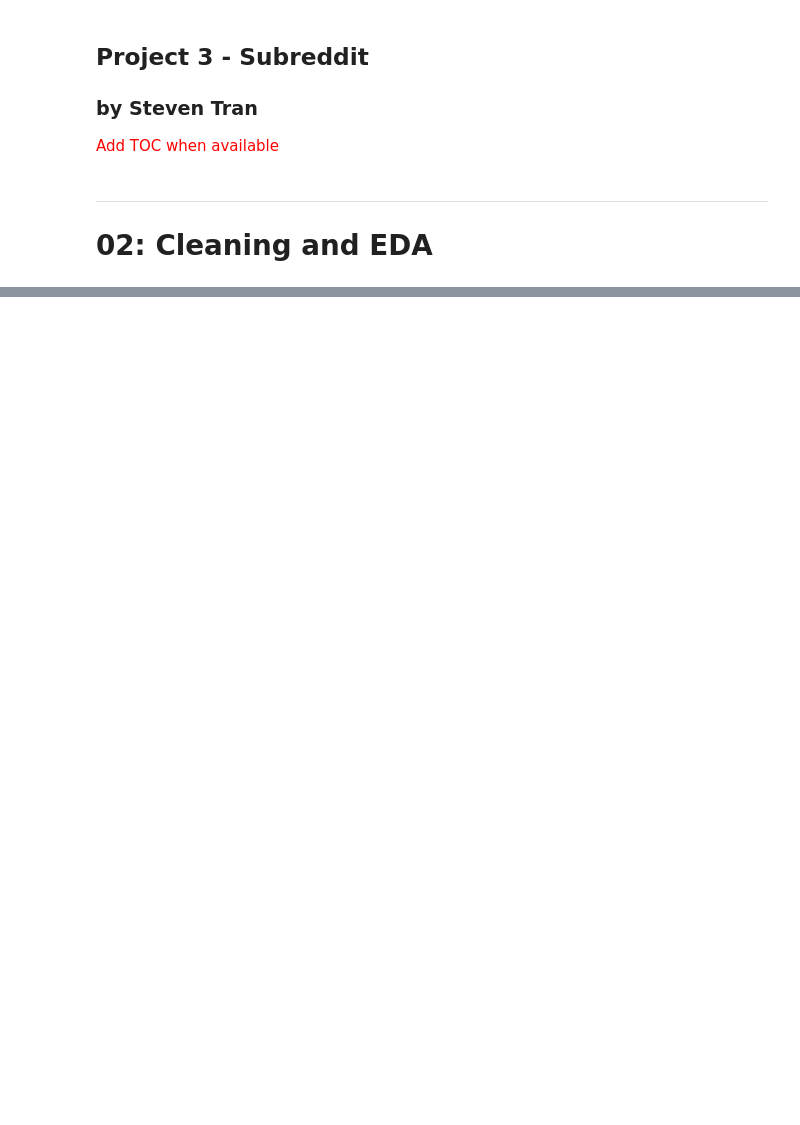
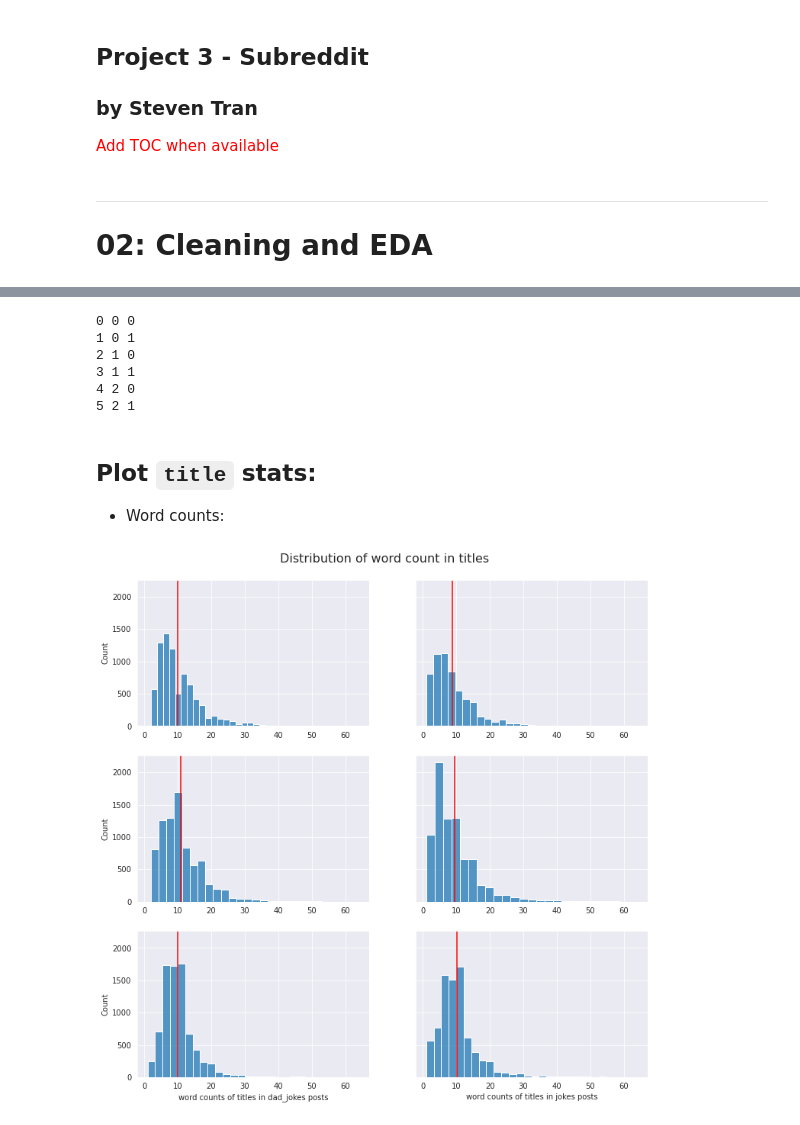
Before and after one commit to mr-steven-tran/subreddit_classification, a Jupyter notebook: code/02_Cleaning_and_EDA.ipynb, the cells around one changed output, grey strips where cells are left out. Saved outputs shown, nothing was run; the diff lists cells and outputs as text; code cells hidden in the pictures; blank space fills up the shorter version.

```diff
--- a/code/02_Cleaning_and_EDA.ipynb
+++ b/code/02_Cleaning_and_EDA.ipynb
@@ -31,3 +84,8 @@ pf.head(3)
+# %%
+#convert utc int to datetime:
+import datetime
+for dataframe in dataframes:
+    dataframes.get(dataframe)['created_utc'] = [datetime.datetime.fromtimestamp(utc).strftime('%Y-%m-%d %H:%M:%S') for utc in dataframes.get(dataframe)['created_utc']]
 # %% [markdown]
 ---
 
@@ -36,0 +97,21 @@ pf.head(3)
+# %%
+title_text_stats = {}
+
+for dataframe in dataframes:
+    df = dataframes.get(dataframe)
+    #get wordlengths:
+    df['title_wordlen'] = df['title'].map(lambda x: len(x.split(' ')))
+    df['text_wordlen'] = df['selftext'].map(lambda x: len(x.split(' ')))
+    #get stringlengths
+    df['title_strlen'] = df['title'].apply(len)
+    df['text_strlen'] = df['selftext'].apply(len)
+
+    title_text_stats[dataframe] = {
+        'mean_title_wordlen': df['title_wordlen'].mean(),
+        'mean_title_strlen': df['title_strlen'].mean(),
+        'mean_text_wordlen': df['text_wordlen'].mean(),
+        'mean_text_strlen': df['text_strlen'].mean(),
+        'count_posts': int(df.shape[0]),
+    }
+# %%
+title_text_stats = pd.DataFrame.from_dict(title_text_stats).T
@@ -36,0 +128,28 @@ pf.head(3)
+# %%
+for i in range(6):
+    print(i,i//2,i%2)
+# %% [output]
+0 0 0
+1 0 1
+2 1 0
+3 1 1
+4 2 0
+5 2 1
+# %% [markdown]
+## Plot `title` stats:
+
+* Word counts:
+# %%
+with sns.axes_style("darkgrid"):
+    fig, axs = plt.subplots(3,2,figsize=(12,12), sharex = True, sharey= True)
+    fig.suptitle('Distribution of word count in titles', y = 0.92, fontsize=16)
+    for i, dataframe in enumerate(dataframes):
+        df = dataframes.get(dataframe)
+
+        #axs[] indexer needs to be [0,1,2] comma [0,1] for 3 row x 2 col subplot grid
+        sns.histplot(x=df['title_wordlen'], bins=25,ax=axs[i//2,i%2])
+        axs[i//2,i%2].axvline(x=title_text_stats.loc[dataframe,'mean_title_wordlen'], color = 'red')
+        axs[i//2,i%2].set(xlabel=f'word counts of titles in {dataframe} posts')
+        axs[i//2,i%2].tick_params(labelbottom=True)
+# %% [output]
+[figure, added]
```
Also changed, not shown: parts of 27 cells of this notebook, 3 other files.
